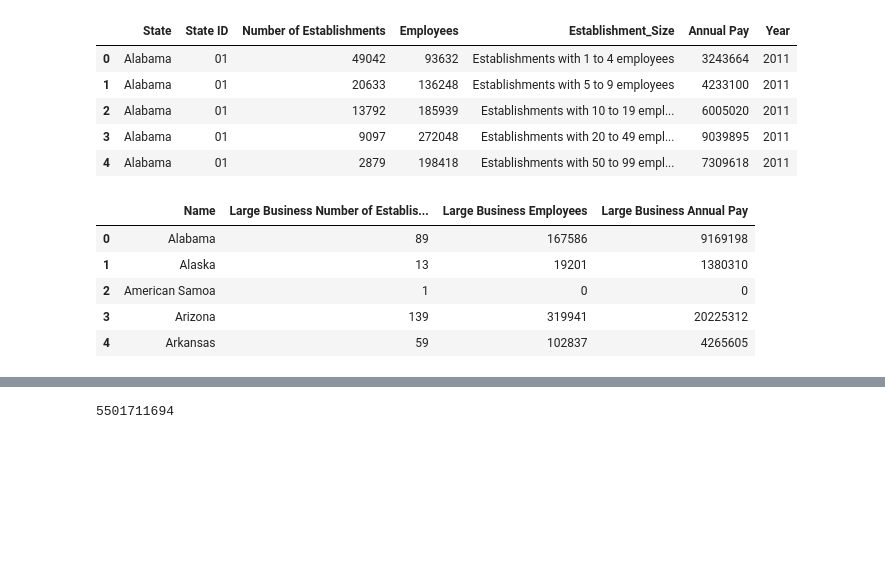
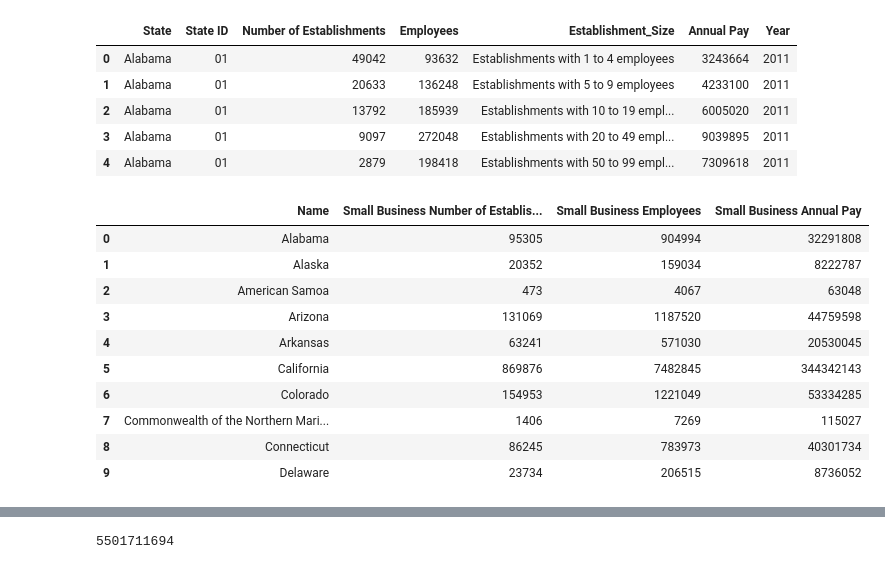
Before and after one commit to Airedyver/Census_Business_Vizualization, a Jupyter notebook: project1-ec.ipynb, the cells around one changed output, grey strips where cells are left out. Drawn from its saved outputs; the diff is of its cells as text; code cells hidden in the pictures; blank space fills up the shorter version.

```diff
--- a/project1-ec.ipynb
+++ b/project1-ec.ipynb
@@ -32,6 +22,3 @@ display(HTML(data="""
-# %%
-
-pd.set_option('display.float_format', lambda x: '%.0f' % x)
 # %%
 # US Debt
 target_url = "https://www.treasurydirect.gov/NP_WS/debt/search?startdate=2011-01-01&enddate=2015-12-31&format=json"
@@ -39,8 +26,6 @@ target_req = req.get(target_url)
 debt_data = target_req.json()
 # %%
 # Create Data Frame from dictionary
-#Put everything from scientific notation to float format
-pd.set_option('display.float_format', lambda x: '%.2f' % x)
 debt_df = pd.DataFrame.from_records(debt_data['entries'])
 
 # Rename Columns
@@ -337,37 +322,49 @@ lb2012_sums = large_biz_2012.groupby('State').sum(numeric_only=True)
 lb2012_sums = lb2012_sums.reset_index(drop=False)
 lb2012_sums = lb2012_sums.rename(columns={'State' : 'Name',
                                           'Number of Establishments':'Large Business Number of Establishments',
                                           'Employees':'Large Business Employees',
                                           'Annual Pay':'Large Business Annual Pay'})
 
 lb2013_sums = large_biz_2013.groupby('State').sum(numeric_only=True)
 lb2013_sums = lb2013_sums.reset_index(drop=False)
 lb2013_sums = lb2013_sums.rename(columns={'State' : 'Name',
                                           'Number of Establishments':'Large Business Number of Establishments',
                                           'Employees':'Large Business Employees',
                                           'Annual Pay':'Large Business Annual Pay'})
 
 lb2014_sums = large_biz_2014.groupby('State').sum(numeric_only=True)
 lb2014_sums = lb2014_sums.reset_index(drop=False)
 lb2014_sums = lb2014_sums.rename(columns={'State' : 'Name',
                                           'Number of Establishments':'Large Business Number of Establishments',
                                           'Employees':'Large Business Employees',
                                           'Annual Pay':'Large Business Annual Pay'})
 
 lb2015_sums = large_biz_2015.groupby('State').sum(numeric_only=True)
 lb2015_sums = lb2015_sums.reset_index(drop=False)
 lb2015_sums = lb2015_sums.rename(columns={'State' : 'Name',
                                           'Number of Establishments':'Large Business Number of Establishments',
                                           'Employees':'Large Business Employees',
                                           'Annual Pay':'Large Business Annual Pay'})
 
+#dataframes = [lb2014_sums, lb2015_sums]
+
+#for x in dataframes:
+ #   x.rename(columns={'State' : 'Name',
+  #                                        'Number of Establishments':'Large Business Number of Establishments',
+   #                                       'Employees':'Large Business Employees',
+    #                                      'Annual Pay':'Large Business Annual Pay'})
 
 
-lb2015_sums.head()
+sb2014_sums.head(10)
 # %% [output]
-|  | Name | Large Business Number of Establis... | Large Business Employees | Large Business Annual Pay |
-| 0 | Alabama | 89 | 167586 | 9169198 |
-| 1 | Alaska | 13 | 19201 | 1380310 |
-| 2 | American Samoa | 1 | 0 | 0 |
-| 3 | Arizona | 139 | 319941 | 20225312 |
-| 4 | Arkansas | 59 | 102837 | 4265605 |
+|  | Name | Small Business Number of Establis... | Small Business Employees | Small Business Annual Pay |
+| 0 | Alabama | 95305 | 904994 | 32291808 |
+| 1 | Alaska | 20352 | 159034 | 8222787 |
+| 2 | American Samoa | 473 | 4067 | 63048 |
+| 3 | Arizona | 131069 | 1187520 | 44759598 |
+| 4 | Arkansas | 63241 | 571030 | 20530045 |
+| 5 | California | 869876 | 7482845 | 344342143 |
+| 6 | Colorado | 154953 | 1221049 | 53334285 |
+| 7 | Commonwealth of the Northern Mari... | 1406 | 7269 | 115027 |
+| 8 | Connecticut | 86245 | 783973 | 40301734 |
+| 9 | Delaware | 23734 | 206515 | 8736052 |
```
Also changed, not shown: parts of 33 cells of this notebook.
